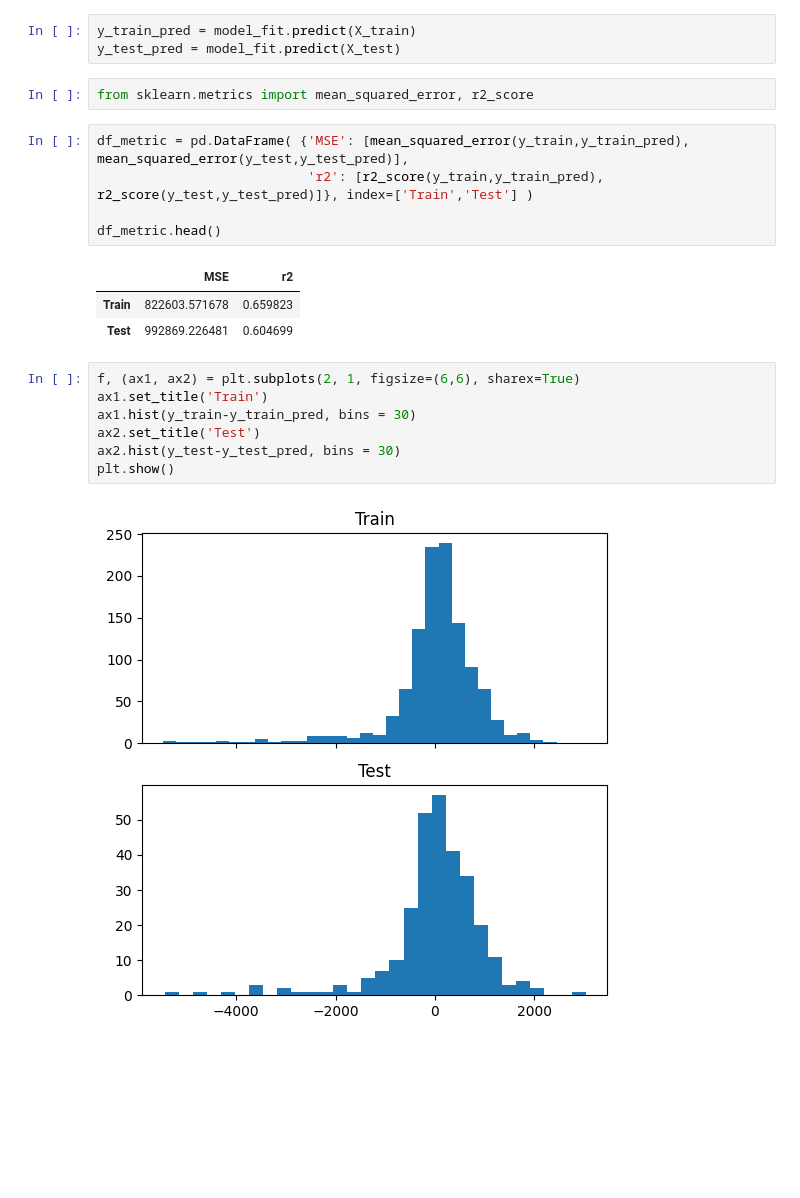
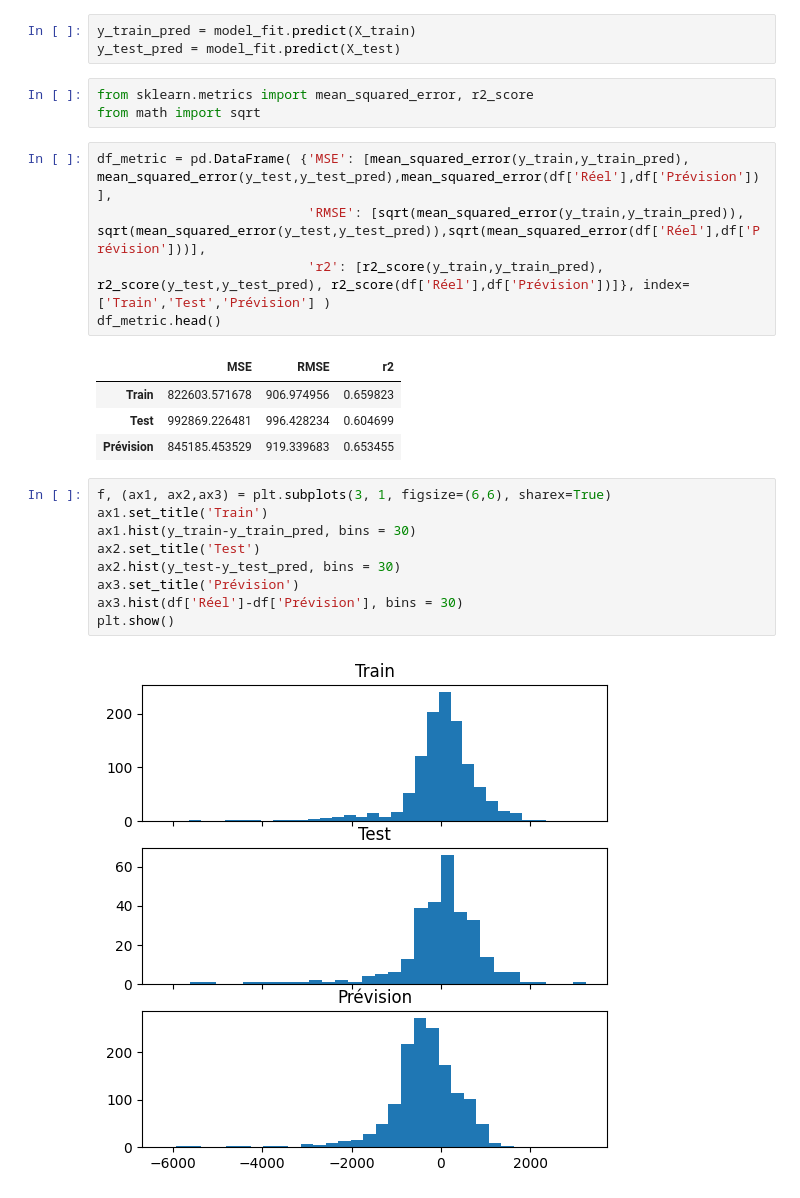
Before and after one commit to ericbertrand8686/Simplon_E1_EricBertrand_GaspillageCantine, a Jupyter notebook: Dataset_Pooled_regression_AMJs_calend.ipynb, the cells around one changed output. Cells and saved outputs as stored; diff of their text form; blank space fills up the shorter version.

```diff
--- a/Dataset_Pooled_regression_AMJs_calend.ipynb
+++ b/Dataset_Pooled_regression_AMJs_calend.ipynb
@@ -171,22 +171,26 @@ y_train_pred = model_fit.predict(X_train)
 y_test_pred = model_fit.predict(X_test)
 # %%
 from sklearn.metrics import mean_squared_error, r2_score
+from math import sqrt
 # %%
-df_metric = pd.DataFrame( {'MSE': [mean_squared_error(y_train,y_train_pred), mean_squared_error(y_test,y_test_pred)],
-                           'r2': [r2_score(y_train,y_train_pred), r2_score(y_test,y_test_pred)]}, index=['Train','Test'] )
-
+df_metric = pd.DataFrame( {'MSE': [mean_squared_error(y_train,y_train_pred), mean_squared_error(y_test,y_test_pred),mean_squared_error(df['Réel'],df['Prévision'])],
+                           'RMSE': [sqrt(mean_squared_error(y_train,y_train_pred)), sqrt(mean_squared_error(y_test,y_test_pred)),sqrt(mean_squared_error(df['Réel'],df['Prévision']))],
+                           'r2': [r2_score(y_train,y_train_pred), r2_score(y_test,y_test_pred), r2_score(df['Réel'],df['Prévision'])]}, index=['Train','Test','Prévision'] )
 df_metric.head()
 # %% [output]
-|  | MSE | r2 |
-| Train | 822603.571678 | 0.659823 |
-| Test | 992869.226481 | 0.604699 |
+|  | MSE | RMSE | r2 |
+| Train | 822603.571678 | 906.974956 | 0.659823 |
+| Test | 992869.226481 | 996.428234 | 0.604699 |
+| Prévision | 845185.453529 | 919.339683 | 0.653455 |
 # %%
-f, (ax1, ax2) = plt.subplots(2, 1, figsize=(6,6), sharex=True)
+f, (ax1, ax2,ax3) = plt.subplots(3, 1, figsize=(6,6), sharex=True)
 ax1.set_title('Train')
 ax1.hist(y_train-y_train_pred, bins = 30)
 ax2.set_title('Test')
 ax2.hist(y_test-y_test_pred, bins = 30)
+ax3.set_title('Prévision')
+ax3.hist(df['Réel']-df['Prévision'], bins = 30)
 plt.show()
 # %% [output]
-[figure, old version]
+[figure, new version]
 # %%
```
Also changed, not shown: parts of 5 cells of this notebook, 2 other files.
